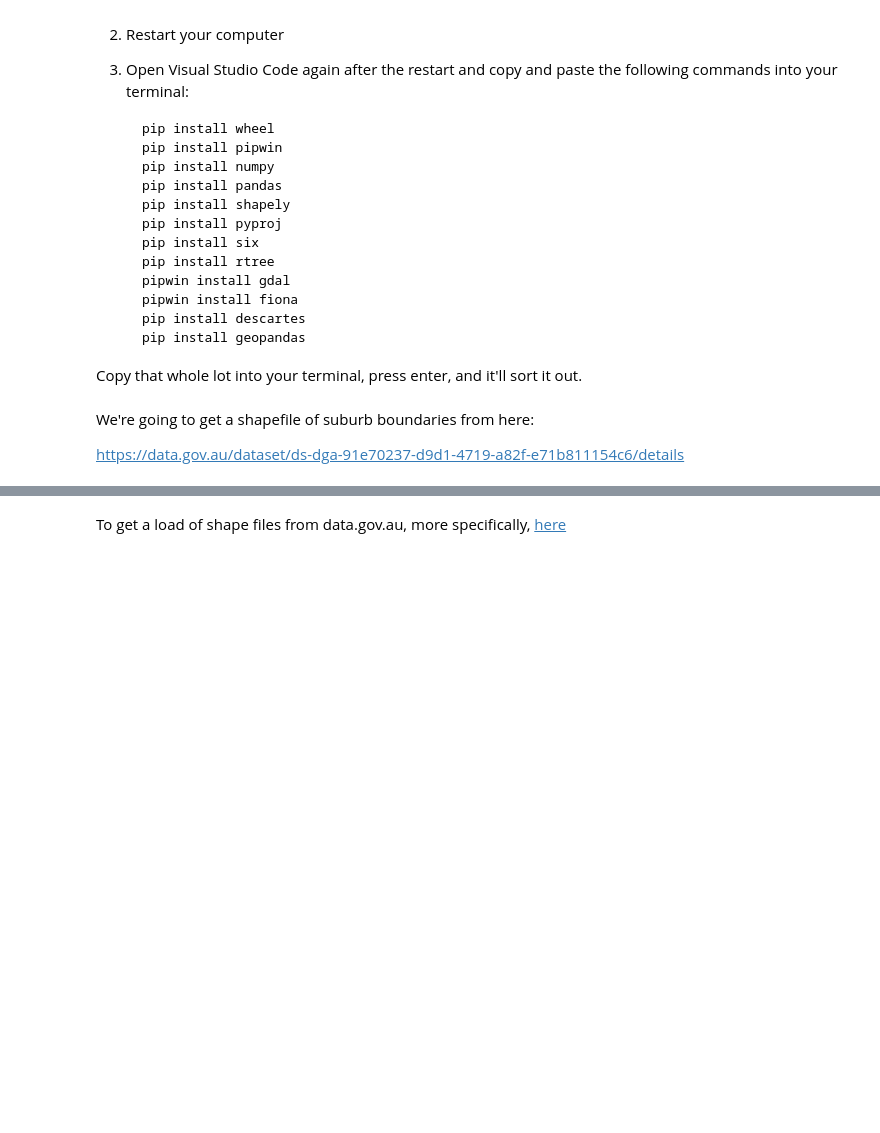
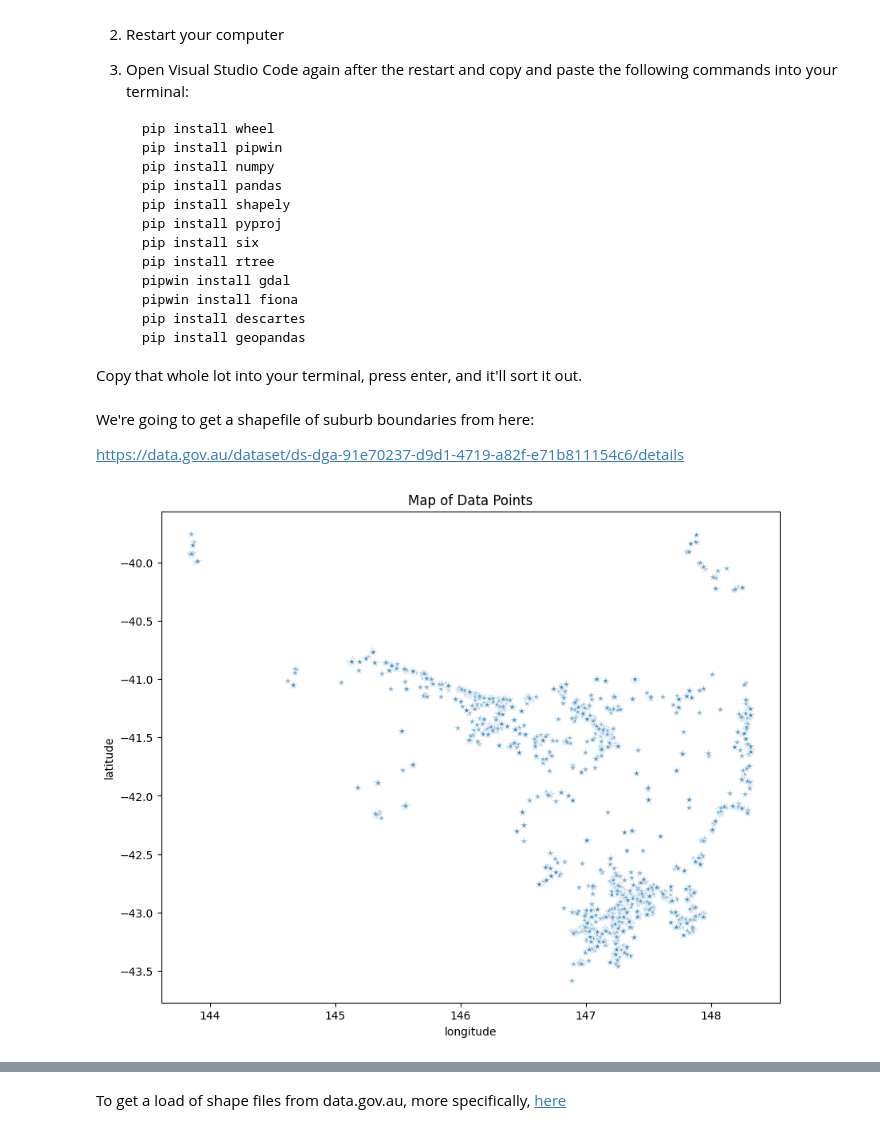
Before and after one commit to zhiyi-zy/data_project, a Jupyter notebook: maps/maps.ipynb, the cells around one changed output, grey strips where cells are left out. Drawn from its saved outputs; the diff is of its cells as text; code cells hidden in the pictures; blank space fills up the shorter version.

Commit message:
data project presentation files

```diff
--- a/maps/maps.ipynb
+++ b/maps/maps.ipynb
@@ -42,6 +42,30 @@ Copy that whole lot into your terminal, press enter, and it'll sort it out.
 We're going to get a shapefile of suburb boundaries from here:
 
 https://data.gov.au/dataset/ds-dga-91e70237-d9d1-4719-a82f-e71b811154c6/details
+# %%
+import os
+import geopandas as gp
+import shapely
+import fiona
+import matplotlib
+import matplotlib.pyplot as plt
+import numpy as np
+import pandas as pd
+
+
+penalty_data = pd.read_excel("TAS AirBnb.xlsx")
+%matplotlib inline
+# plt.rcParams['figure.figsize'] = (20, 10) # map size
+plt.figure(figsize=(10, 8))
+plt.scatter(penalty_data['longitude'], penalty_data['latitude'], marker='*', s=50, alpha=0.6, edgecolors='w')
+
+# Step 3: Customize the plot and show the map
+plt.title('Map of Data Points')
+plt.xlabel('Longitude')
+plt.ylabel('Latitude')
+plt.show()
+# %% [output]
+[figure, added]
 # %%
 import os
 import geopandas as gp
```
Also changed, not shown: parts of 5 cells of this notebook, 4 other files.
